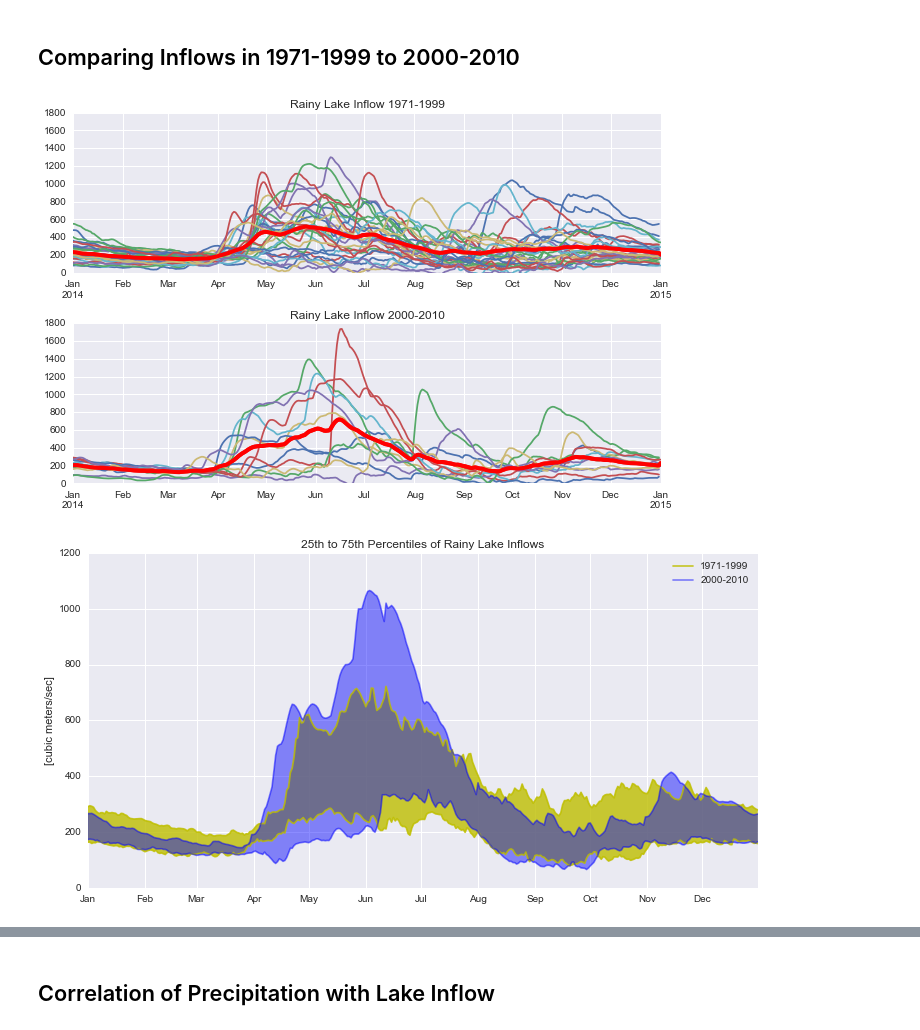
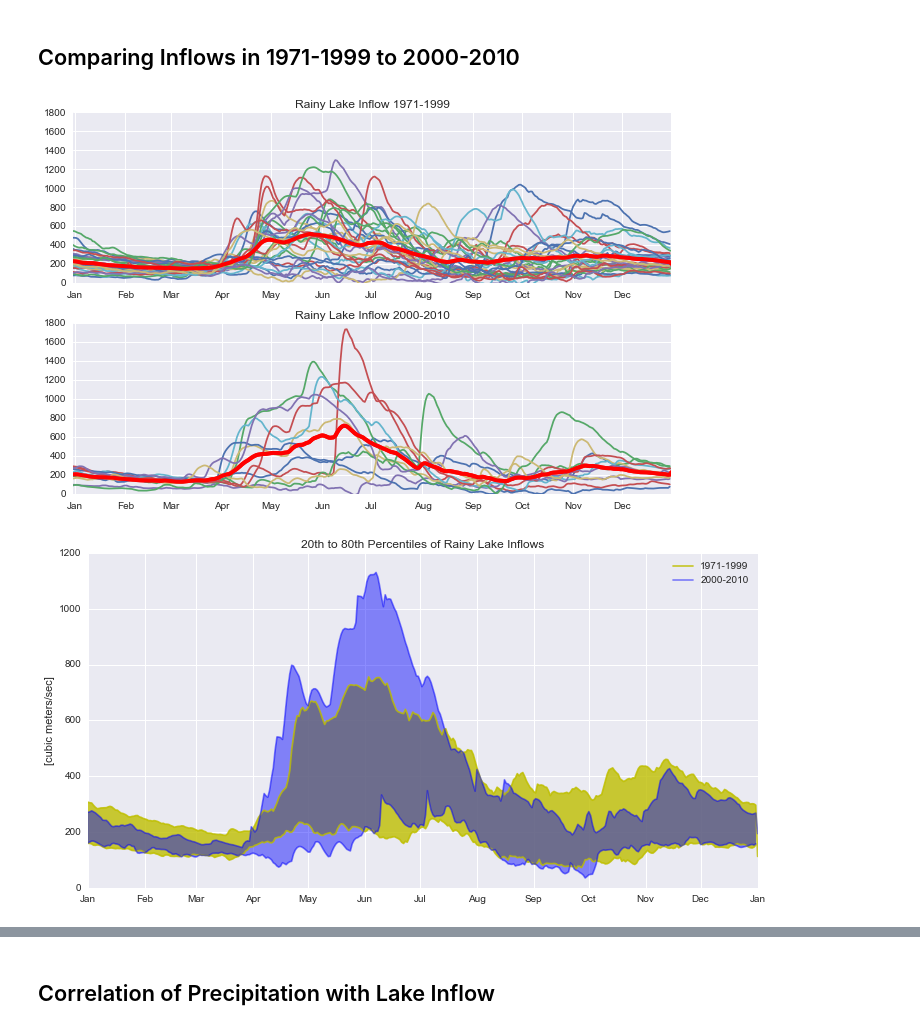
Before and after one commit to kmcgarry7/Rainy-Lake-Hydrology, a Jupyter notebook: Estimating_Rainy_Lake_Inflows_1970-2010.ipynb, the cells around one changed output, grey strips where cells are left out. Drawn from its saved outputs; the diff is of its cells as text; code cells hidden in the pictures.

Commit message:
change month date ticks, add slideshow

```diff
--- a/Estimating_Rainy_Lake_Inflows_1970-2010.ipynb
+++ b/Estimating_Rainy_Lake_Inflows_1970-2010.ipynb
@@ -222,74 +223,90 @@ plt.tight_layout()
 # %% [markdown]
 ## <a name=section03></a>Comparing Inflows in 1971-1999 to 2000-2010
 # %%
+import matplotlib.dates as mdates
+
 # Shift to a common year
 I = pd.DataFrame([])
 for yr,r in x['I'].groupby(x.index.year):
     shift = datetime.datetime(2014,1,1) - datetime.datetime(yr,1,1)
     r = r.tshift(shift.days)
     r.name = yr
     I = pd.concat([I,r],axis=1)
 
 # Plot
 plt.figure(figsize=(9,6))
 plt.subplot(2,1,1)
 idx = range(1971,2000)
 I[idx].mean(axis=1).plot(color='r',linewidth=4)
 plt.hold(True)
 I[idx].plot(ax=plt.gca(),legend=False)
 I[idx].mean(axis=1).plot(color='r',linewidth=4)
 plt.ylim(0,1800)
 plt.title('Rainy Lake Inflow 1971-1999')
 plt.hold(False)
 
+plt.gca().xaxis.set_major_locator(mdates.MonthLocator())
+plt.gca().xaxis.set_major_formatter(mdates.DateFormatter('%b'))
+
 # Plot
 plt.subplot(2,1,2)
 idx = range(2000,2011)
 I[idx].mean(axis=1).plot(color='r',linewidth=4)
 plt.hold(True)
 I[idx].plot(ax=plt.gca(),legend=False)
 I[idx].mean(axis=1).plot(color='r',linewidth=4)
 plt.ylim(0,1800)
 plt.title('Rainy Lake Inflow 2000-2010')
 plt.hold(False)
 
+plt.gca().xaxis.set_major_locator(mdates.MonthLocator())
+plt.gca().xaxis.set_major_formatter(mdates.DateFormatter('%b'))
+
 plt.tight_layout()
 # %% [output]
-[figure, old version]
+[figure, new version]
 # %%
 plt.figure(figsize=(12,6))
 plt.hold(True)
 
+q_hi = 80
+q_lo = 20
+
 idx = range(1971,2000)
-plt.plot(I[idx].index,np.percentile(I[idx],q=75.0,axis=1),color='y',alpha=0.8)
+plt.plot(I[idx].index,
+         np.percentile(I[idx],q=q_hi,axis=1),
+         color='y',alpha=0.8)
 a, = plt.plot(I[idx].index,
-             np.percentile(I[idx],q=25.0,axis=1),
+             np.percentile(I[idx],q=q_lo,axis=1),
              color='y',alpha=0.8,label='1971-1999')
 plt.fill_between(I[idx].index,
-                 np.percentile(I[idx],q=75.0,axis=1).tolist(),
-                 np.percentile(I[idx],q=25.0,axis=1).tolist(),
+                 np.percentile(I[idx],q=q_hi,axis=1).tolist(),
+                 np.percentile(I[idx],q=q_lo,axis=1).tolist(),
                  color='y',alpha=0.8)
 
 idx = range(2000,2011)
-plt.plot(I[idx].index,np.percentile(I[idx],q=75.0,axis=1),color='b',alpha=0.45)
+plt.plot(I[idx].index,
+         np.percentile(I[idx],q=q_hi,axis=1),
+         color='b',alpha=0.45)
 b, = plt.plot(I[idx].index,
-             np.percentile(I[idx],q=25.0,axis=1),
+             np.percentile(I[idx],q=q_lo,axis=1),
              color='b',alpha=0.45,label='2000-2010')
 
 plt.fill_between(I[idx].index,
-                 np.percentile(I[idx],q=75.0,axis=1).tolist(),
-                 np.percentile(I[idx],q=25.0,axis=1).tolist(),
+                 np.percentile(I[idx],q=q_hi,axis=1).tolist(),
+                 np.percentile(I[idx],q=q_lo,axis=1).tolist(),
                  color='b',alpha=0.45)
 
 plt.hold(False)
-plt.title('25th to 75th Percentiles of Rainy Lake Inflows')
+plt.title('{:d}th to {:d}th Percentiles of Rainy Lake Inflows'.format(q_lo,q_hi))
 plt.ylabel('[cubic meters/sec]')
 plt.legend(handles=[a,b])
 
-plt.gca().set_xticklabels(['Jan','Feb','Mar','Apr','May','Jun',
-                           'Jul','Aug','Sep','Oct','Nov','Dec']);
+import matplotlib.dates as mdates
+plt.gca().xaxis.set_major_locator(mdates.MonthLocator())
+plt.gca().xaxis.set_major_formatter(mdates.DateFormatter('%b'))
 # %% [output]
-[figure, old version]
+[figure, new version]
 # %%
 %%capture capt
 %run -i Predicted_Effect_of_Rule_Curve_Changes_on_Rainy_River_Flows.ipynb
```
Also changed, not shown: parts of 3 cells of this notebook, 2 other files.
